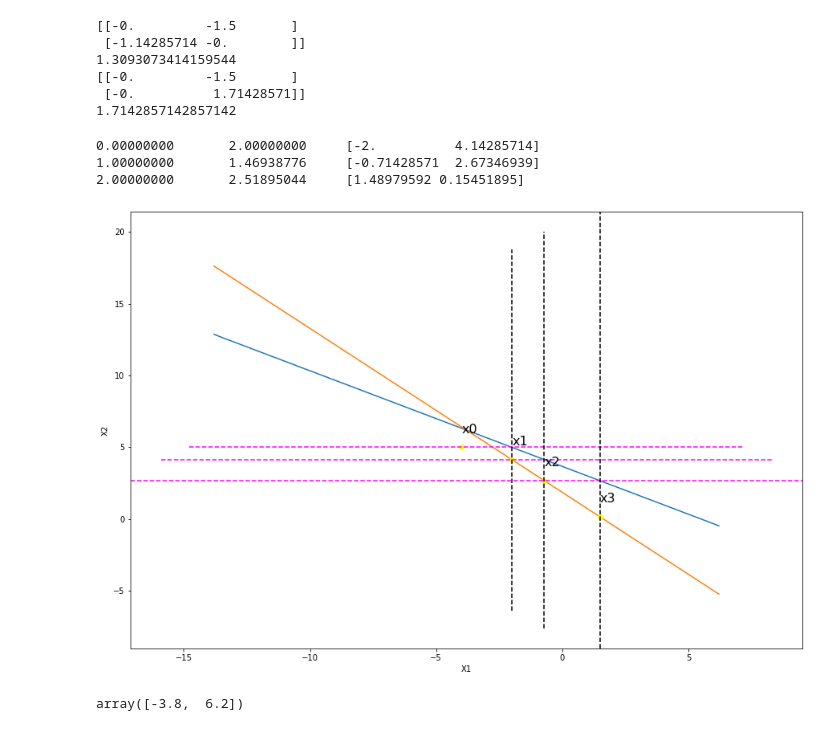
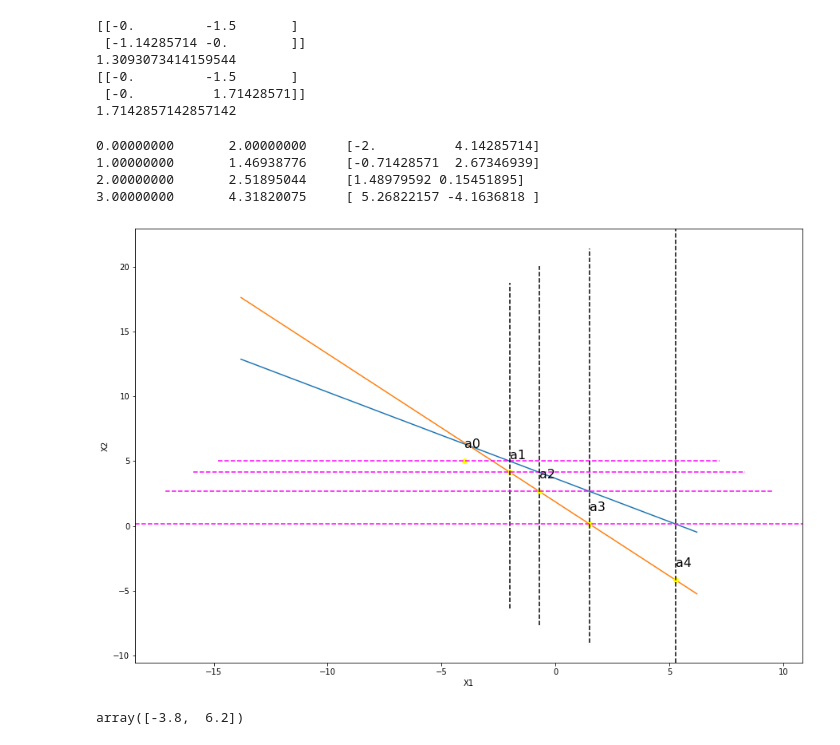
Before and after one commit to kovacevica/Numericki-algoritmi-i-numericki-softver, a Jupyter notebook: Python/SLAJ_iterativne_python.ipynb, the cells around one changed output. Drawn from its saved outputs; the diff is of its cells as text; code cells hidden in the pictures.

```diff
--- a/Python/SLAJ_iterativne_python.ipynb
+++ b/Python/SLAJ_iterativne_python.ipynb
@@ -20,7 +20,7 @@ def draw_system(A,b):
     plt.ylabel("X2")
 
 def draw_point(p,clr,txt):
-    plt.plot(p[0],p[1],'og',linewidth=10,color=clr)
+    plt.plot(p[0],p[1],'o',linewidth=10,color=clr)
     plt.text(p[0],p[1]+1,txt,fontsize = 16)
 
 def draw_dotted_lines_gz(x0,x1):
@@ -172,13 +172,13 @@ print(x1)
 # %%
 x0=np.array([10,20])
 draw_system(A,b)
-draw_point(x0,[0, 1, 0],'x0')
+draw_point(x0,[0, 1, 0],'a0')
 x1=np.zeros(2)
 maxIter = 5
 for i in range(maxIter):
     x1[0] = (b[0] - A[0,1]*x0[1])/A[0,0]
     x1[1] = (b[1] - A[1,0]*x0[0])/A[1,1]
-    draw_point(x1,[1, 1, 0],'x'+str(i+1))
+    draw_point(x1,[1, 1, 0],'a'+str(i+1))
     print(x0)
     x0=x1.copy()
 print(la.solve(A,b))
@@ -323,7 +323,7 @@ Iteracija        |x1-x0|                        x1
 def gausz_viz(A,b,x0,maxIter,tacnost):
     (n,m) = A.shape
     if n==2:
-        draw_point(x0,[1, 1, 0],'x'+str(0)) #ovo je deo za prikaz grafika i možete ga ignorisati
+        draw_point(x0,[1, 1, 0],'a'+str(0)) #ovo je deo za prikaz grafika i možete ga ignorisati
     x1=np.zeros(n)
     for k in range(maxIter):
         for i in range(n):
@@ -335,7 +335,7 @@ def gausz_viz(A,b,x0,maxIter,tacnost):
             x1[i] = (b[i] - s)/A[i,i]
 
         if n==2: #ovo je deo za prikaz grafika i možete ga ignorisati
-            draw_point(x1,[1, 1, 0],'x'+str(k+1))
+            draw_point(x1,[1, 1, 0],'a'+str(k+1))
             draw_dotted_lines_gz(x0,x1)
 
         if(la.norm(x0-x1,np.Inf)<tacnost):
@@ -677,13 +688,14 @@ print(tgz[1])
 # %%
 A=np.array([[2,3],[8,7]])
 b=np.array([11,13])
 draw_system(A,b)
-x=gausz_viz(A,b,[-4,5],3,np.power(10,-5.))
+x=gausz_viz(A,b,[-4,5],4,np.power(10,-5.))
 # %% [output]
 0.00000000       2.00000000     [-2.          4.14285714]
 1.00000000       1.46938776     [-0.71428571  2.67346939]
 2.00000000       2.51895044     [1.48979592 0.15451895]
+3.00000000       4.31820075     [ 5.26822157 -4.1636818 ]
-[figure, old version]
+[figure, new version]
 # %%
 A=np.array([[2,3],[8,7]])
 b=np.array([11,13])
```
Also changed, not shown: parts of 11 cells of this notebook.
